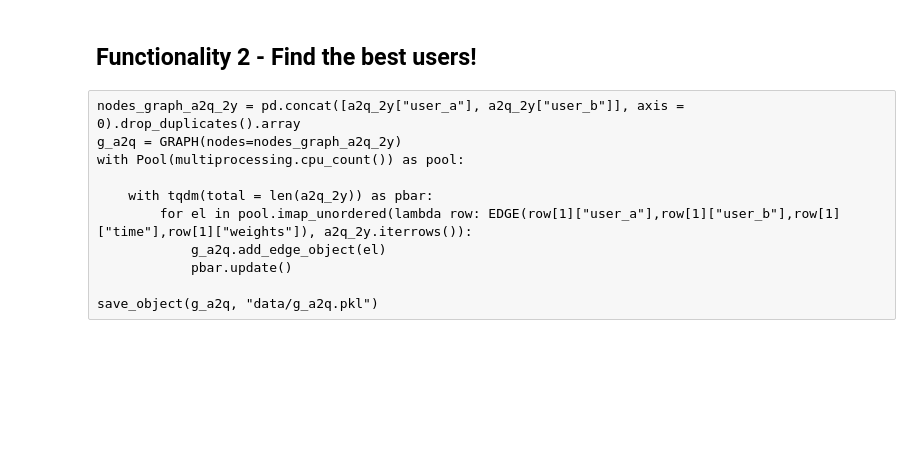
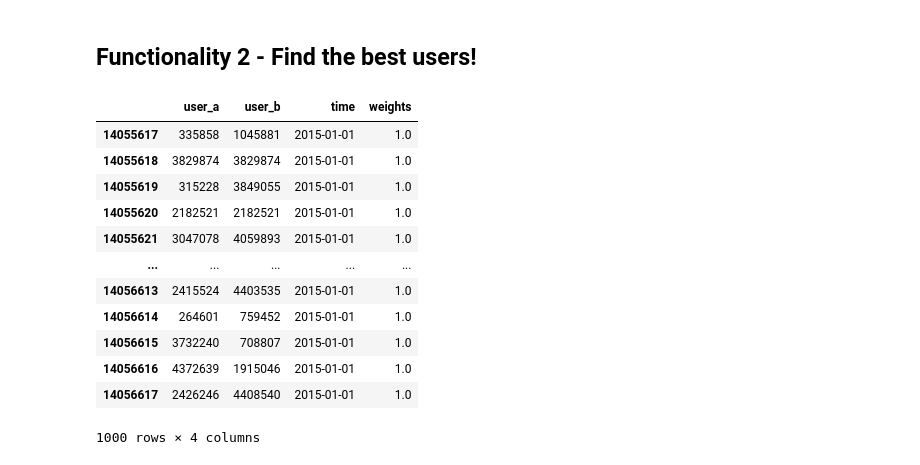
Before and after one commit to michele1783/ADM-HW5, a Jupyter notebook: test-Ame.ipynb, the cells around one changed output. Drawn from its saved outputs; the diff is of its cells as text; code cells hidden in the pictures; blank space fills up the shorter version.

```diff
--- a/test-Ame.ipynb
+++ b/test-Ame.ipynb
@@ -295,13 +379,18 @@ class GRAPH:
 # %% [markdown]
 ## Functionality 2 - Find the best users!
-# %% [raw]
-nodes_graph_a2q_2y = pd.concat([a2q_2y["user_a"], a2q_2y["user_b"]], axis = 0).drop_duplicates().array
-g_a2q = GRAPH(nodes=nodes_graph_a2q_2y)
-with Pool(multiprocessing.cpu_count()) as pool:
-
-    with tqdm(total = len(a2q_2y)) as pbar:
-        for el in pool.imap_unordered(lambda row: EDGE(row[1]["user_a"],row[1]["user_b"],row[1]["time"],row[1]["weights"]), a2q_2y.iterrows()):
-            g_a2q.add_edge_object(el)
-            pbar.update()
-
-save_object(g_a2q, "data/g_a2q.pkl")
+# %%
+totDataframe_2y[totDataframe_2y.time.between("2015-01-01","2015-01-01")].iloc[:1000]
+# %% [output]
+|  | user_a | user_b | time | weights |
+| 14055617 | 335858 | 1045881 | 2015-01-01 | 1.0 |
+| 14055618 | 3829874 | 3829874 | 2015-01-01 | 1.0 |
+| 14055619 | 315228 | 3849055 | 2015-01-01 | 1.0 |
+| 14055620 | 2182521 | 2182521 | 2015-01-01 | 1.0 |
+| 14055621 | 3047078 | 4059893 | 2015-01-01 | 1.0 |
+| ... | ... | ... | ... | ... |
+| 14056613 | 2415524 | 4403535 | 2015-01-01 | 1.0 |
+| 14056614 | 264601 | 759452 | 2015-01-01 | 1.0 |
+| 14056615 | 3732240 | 708807 | 2015-01-01 | 1.0 |
+| 14056616 | 4372639 | 1915046 | 2015-01-01 | 1.0 |
+| 14056617 | 2426246 | 4408540 | 2015-01-01 | 1.0 |
+1000 rows × 4 columns
```
Also changed, not shown: parts of 16 cells of this notebook.
